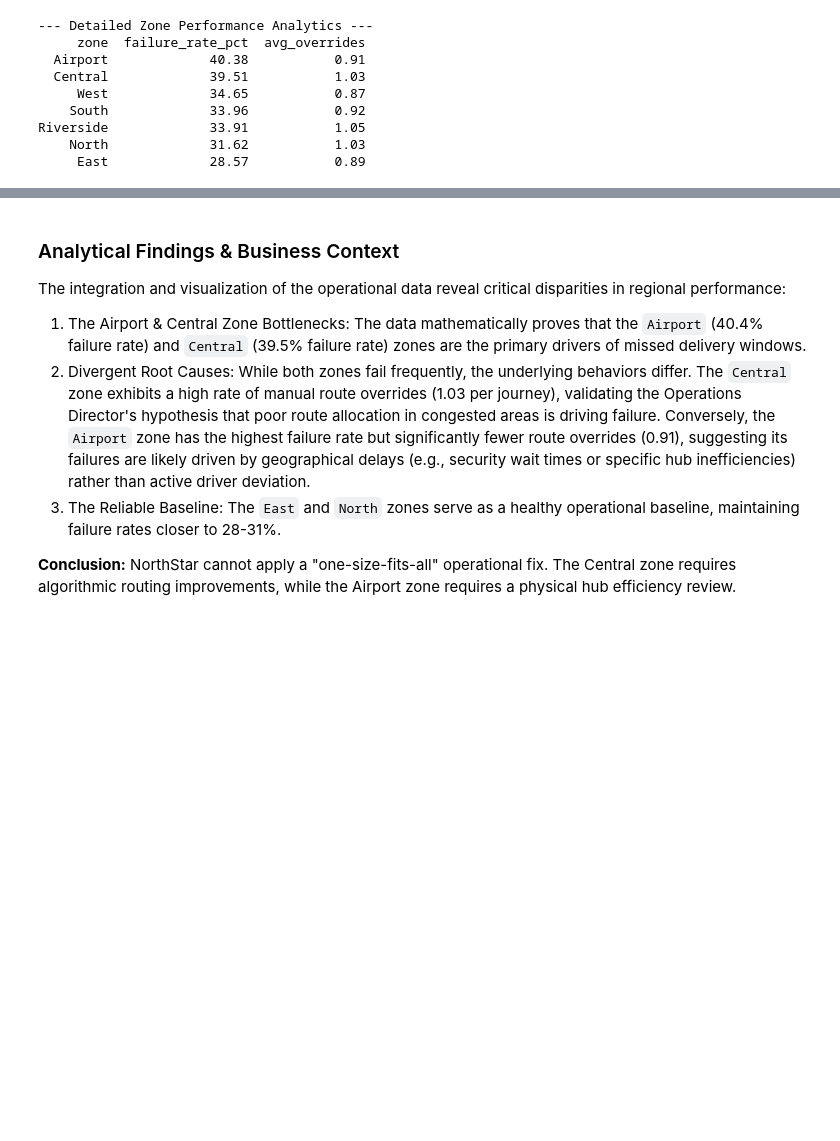
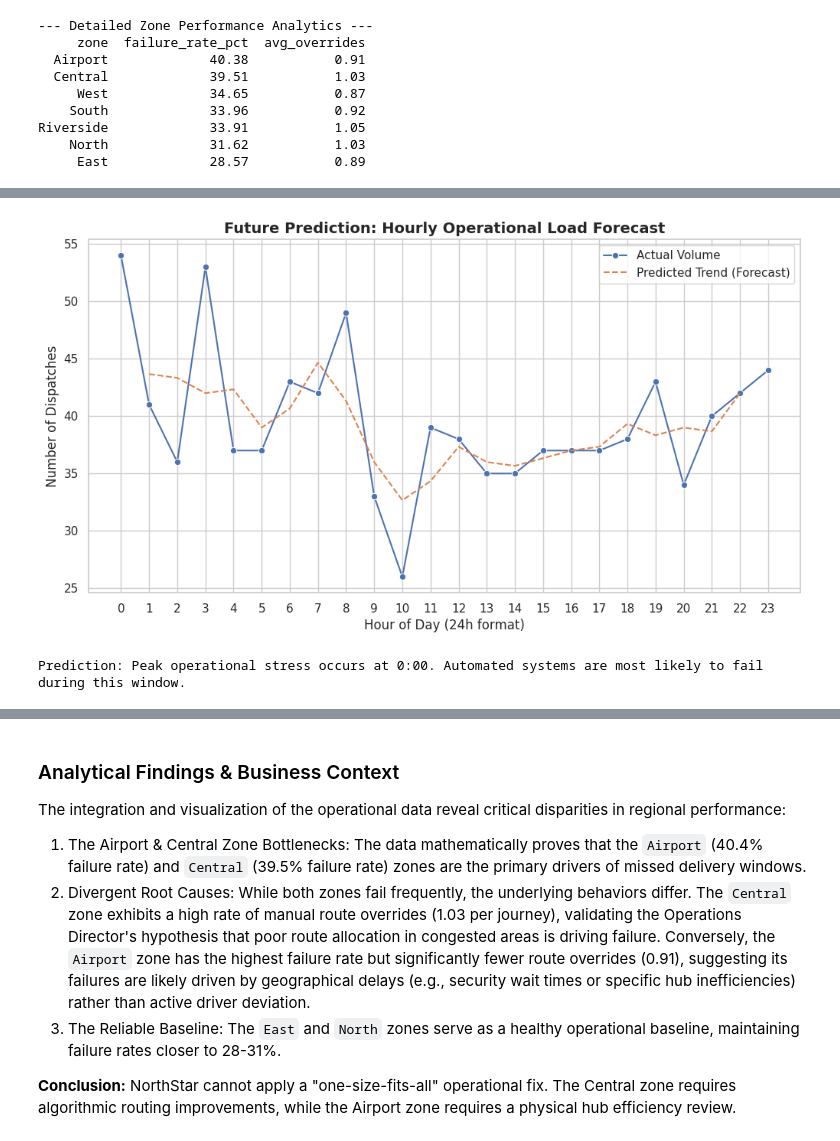
Before and after one commit to ViniUK00/NorthStar-Analytics-Coursework, a Jupyter notebook: SQL_Python.ipynb, the cells around one changed output, grey strips where cells are left out. Cells and saved outputs as stored; diff of their text form; code cells hidden in the pictures; blank space fills up the shorter version.

```diff
--- a/SQL_Python.ipynb
+++ b/SQL_Python.ipynb
@@ -96,0 +148,22 @@ Riverside             33.91           1.05
+# %%
+merged_data['hour'] = merged_data['dispatch_time'].dt.hour
+hourly_volume = merged_data.groupby('hour').size().reset_index(name='delivery_count')
+
+hourly_volume['predicted_load'] = hourly_volume['delivery_count'].rolling(window=3, center=True).mean()
+
+plt.figure(figsize=(12, 6))
+sns.lineplot(data=hourly_volume, x='hour', y='delivery_count', label='Actual Volume', marker='o')
+sns.lineplot(data=hourly_volume, x='hour', y='predicted_load', label='Predicted Trend (Forecast)', linestyle='--')
+
+plt.title('Future Prediction: Hourly Operational Load Forecast', fontsize=14, fontweight='bold')
+plt.xlabel('Hour of Day (24h format)', fontsize=12)
+plt.ylabel('Number of Dispatches', fontsize=12)
+plt.xticks(range(0, 24))
+plt.legend()
+plt.show()
+
+peak_hour = hourly_volume.loc[hourly_volume['delivery_count'].idxmax(), 'hour']
+print(f"Prediction: Peak operational stress occurs at {peak_hour}:00. Automated systems are most likely to fail during this window.")
+# %% [output]
+[figure, added]
+Prediction: Peak operational stress occurs at 0:00. Automated systems are most likely to fail during this window.
```
Also changed, not shown: parts of 4 cells of this notebook.
